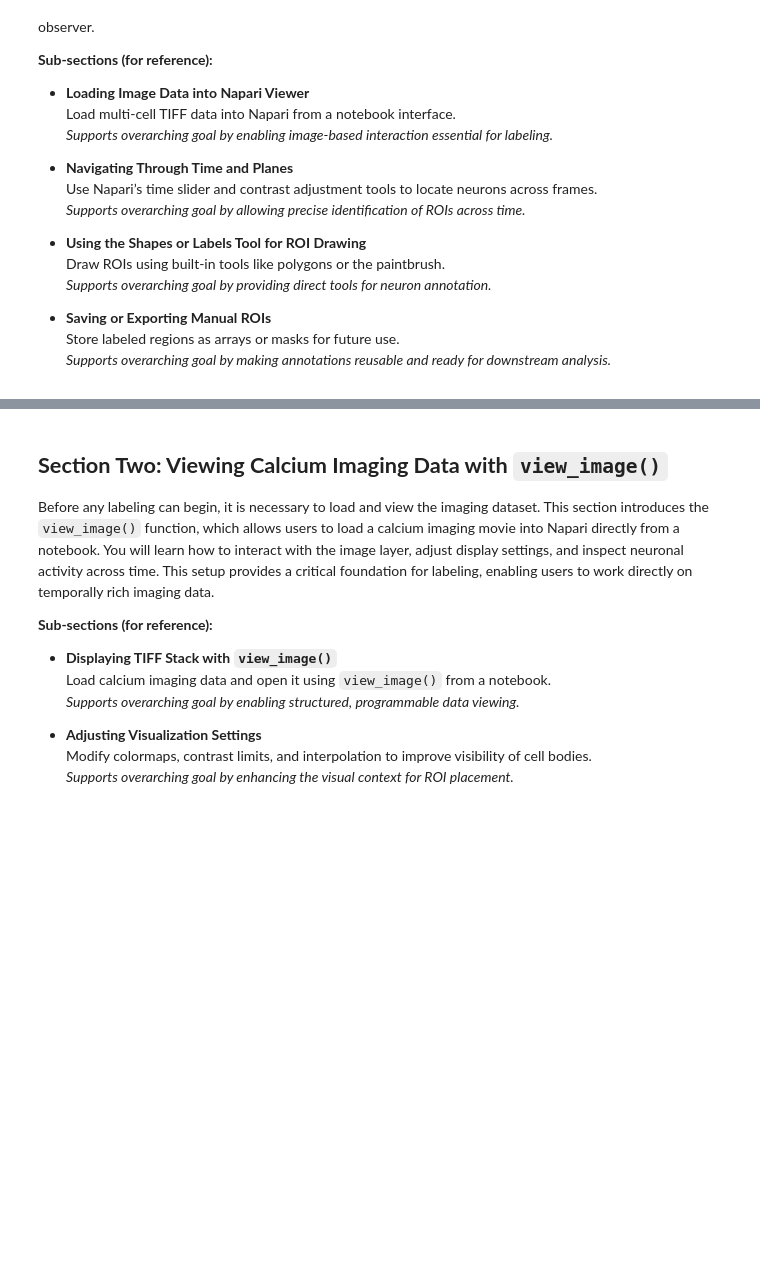
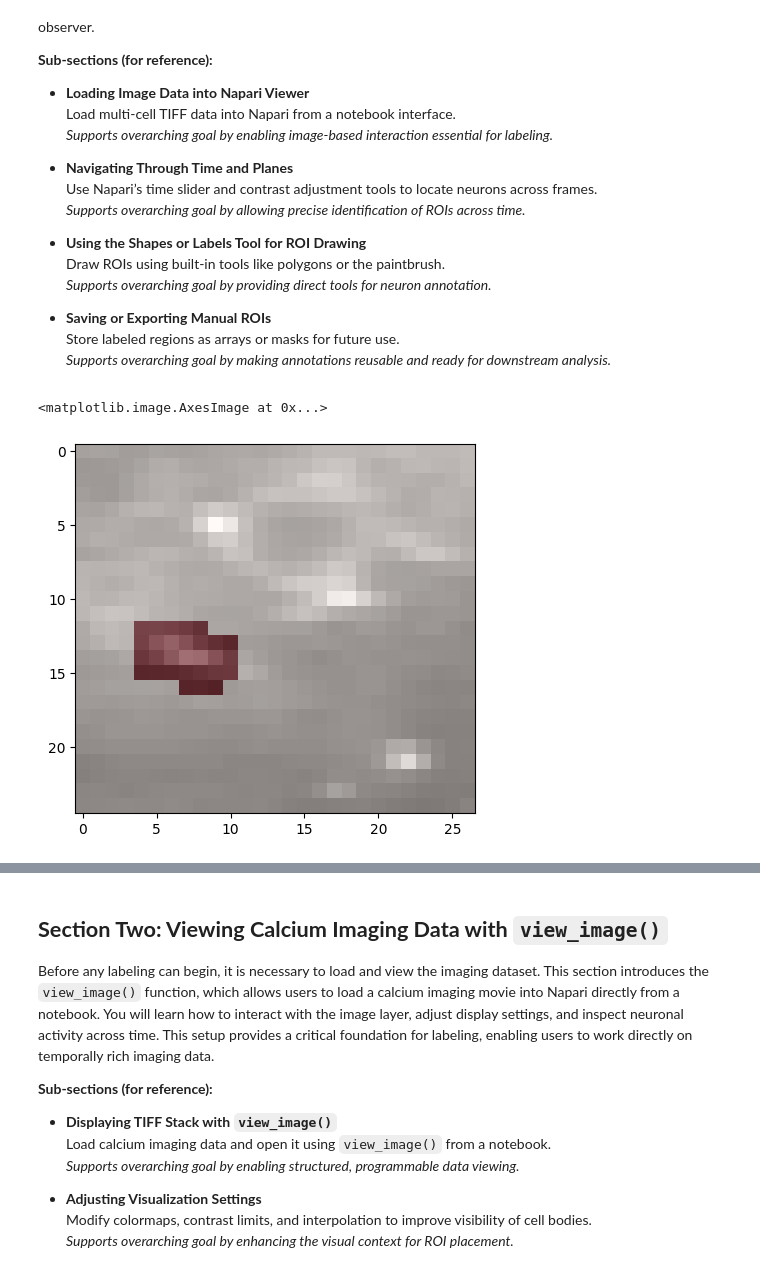
Before and after one commit to sangeethankumar/Courses, a Jupyter notebook: CalciumImaging/Draft1/05. Napari GUI from the Notebook.ipynb, the cells around one changed output, grey strips where cells are left out. Drawn from its saved outputs; the diff is of its cells as text; code cells hidden in the pictures; blank space fills up the shorter version.

```diff
--- a/CalciumImaging/Draft1/05. Napari GUI from the Notebook.ipynb
+++ b/CalciumImaging/Draft1/05. Napari GUI from the Notebook.ipynb
@@ -1,3 +5,6 @@
+# %%
+data = tifffile.imread('data/multi_cell_data.tif')
+mean_proj = data.mean(axis=0)
 # %% [markdown]
 # **Napari GUI from the Notebook: Labeling Images**
 
@@ -23,3 +30,18 @@ Napari allows users to interactively draw regions of interest (ROIs) over cells
 - **Saving or Exporting Manual ROIs**
   Store labeled regions as arrays or masks for future use.
   *Supports overarching goal by making annotations reusable and ready for downstream analysis.*
+# %%
+viewer = napari.view_image(data.mean(axis=0), name="Calcium Imaging Movie")
+# %%
+roi1 = viewer.layers['roi1'].data
+roi2 = viewer.layers['roi2'].data
+roi3 = viewer.layers['roi3'].data
+roi4 = viewer.layers['roi4'].data
+# %%
+import matplotlib.pyplot as plt
+
+plt.imshow(mean_proj, cmap='gray')
+plt.imshow(roi1, cmap='Reds', alpha=0.5)
+# %% [output]
+<matplotlib.image.AxesImage at 0x...>
+[figure, added]
```
Also changed, not shown: parts of 2 cells of this notebook.
